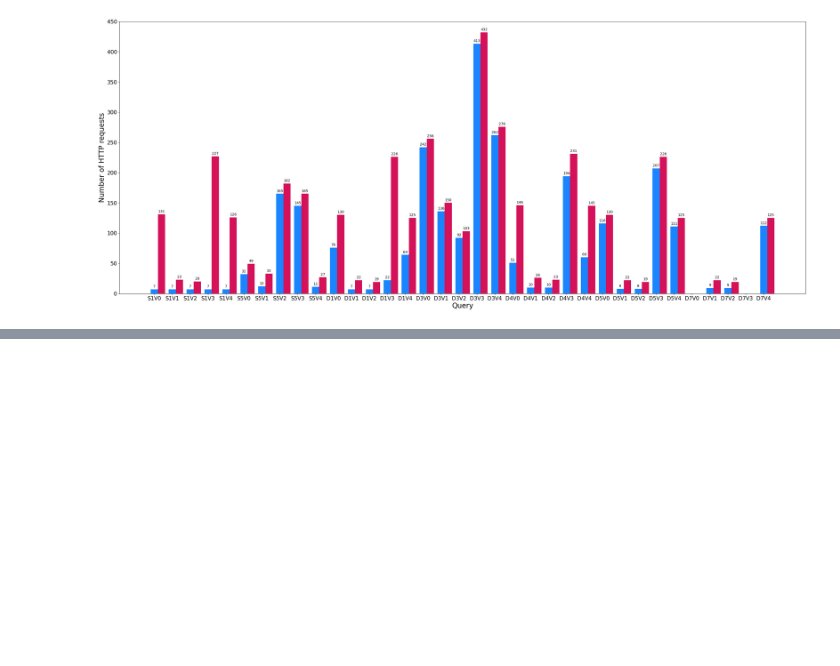
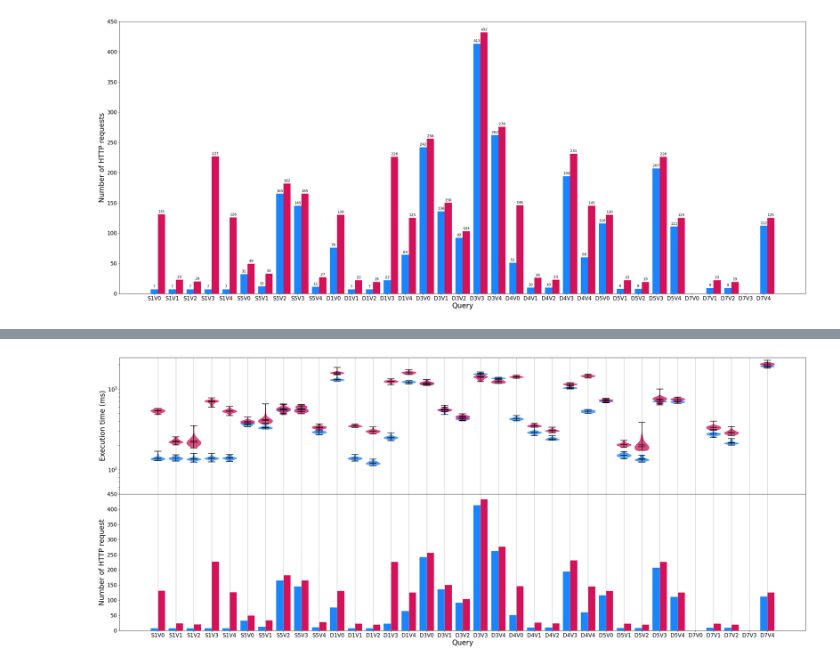
Before and after one commit to constraintAutomaton/amw_shape_index_results, a Jupyter notebook: result/analysis.ipynb, the cells around one changed output, grey strips where cells are left out. Cells and saved outputs as stored; diff of their text form; code cells hidden in the pictures; blank space fills up the shorter version.

Commit message:
new figure

```diff
--- a/result/analysis.ipynb
+++ b/result/analysis.ipynb
@@ -482,7 +482,7 @@ plotOneQueryExecutionTime(queryName, "S5")
 # %% [markdown]
 ### Util
 # %%
-def appendPlotHttpRequest(ax, queryName, indexes):
+def appendPlotHttpRequest(ax, queryName, indexes, labeled=True):
     width = 0.5
     multiplier = 0
 
@@ -491,8 +491,9 @@ def appendPlotHttpRequest(ax, queryName, indexes):
 
     for i, value in enumerate([numberHttpRequestShapeIndex[queryName], numberHttpRequestTypeIndex[queryName]]):
         offset = width * multiplier
-        rects = ax.bar(indexes + offset, value, width, color=colors[i])
-        ax.bar_label(rects, padding=3)
+        rects = ax.bar(indexes + offset - width/2, value, width, color=colors[i])
+        if labeled:
+            ax.bar_label(rects, padding=3)
         multiplier += 1
 # %% [markdown]
 ### Plots
@@ -542,0 +546,76 @@ fig.savefig(pathAllQueriesHttpRequests)
+# %%
+queries = [
+    ["queries/parsed/interactive-short-1.sparql.json", "S1V"],
+    ["queries/parsed/interactive-short-5.sparql.json", "S5V"],
+
+    ["queries/parsed/interactive-discover-1.sparql.json", "D1V"],
+    ["queries/parsed/interactive-discover-3.sparql.json", "D3V"],
+    ["queries/parsed/interactive-discover-4.sparql.json", "D4V"],
+    ["queries/parsed/interactive-discover-5.sparql.json", "D5V"],
+    ["queries/parsed/interactive-discover-7.sparql.json", "D7V"],
+
+    #["queries/parsed/interactive-complex-8.sparql.json", "C8V"],
+]
+# %%
+fig, axs = plt.subplots(2, 1, sharex=True)
+fig.subplots_adjust(hspace=0)
+number = 35
+ratio = 6/15
+fig.set_size_inches(number, number*ratio)
+
+yaxisIndexes = np.arange(50, 2500, 200)
+ratio = 6/15
+number = 35
+axs[0].set_yticks(yaxisIndexes)
+axs[0].set_ylim(bottom=50)
+axs[0].set_yscale('log', base=10)
+
+xticks = [1.25*i for i in range(0,5*len(queries))]
+axs[0].set_xticks(xticks)
+xtickLabel = []
+for _,label in queries:
+    xtickLabel+= ["{}{}".format(label, i) for i in range(0,5)]
+axs[0].set_xticklabels(xtickLabel, fontsize=15)
+axs[0].tick_params(axis='y', labelsize=15)
+
+axs[0].yaxis.set_major_locator(LogLocator(base=10.0,subs=[1, 2, 3, 4, 5, 6, 7, 8, 9], numticks=10))
+axs[0].yaxis.set_minor_formatter(LogFormatter(base=10, labelOnlyBase=False))
+
+axs[0].set_xlabel("Query", fontsize=20)
+axs[0].set_ylabel("Execution time (ms)", fontsize=20)
+axs[0].grid(axis="x")
+
+indexes =  np.linspace(0, 5, 5)
+initialIndex = np.linspace(0, 5, 5)
+for query,_ in queries:
+    appendPlotExecutionTime(axs[0], query, indexes)
+    indexes = np.arange(indexes[-1]+1.25, indexes[-1]+6.25+0.1, 1.25)
+
+
+yaxisIndexes = np.arange(0, 500, 50)
+axs[1].set_yticks(yaxisIndexes)
+axs[1].set_ylim(bottom=0)
+axs[1].grid(axis="x")
+
+xticks = [1.25*i for i in range(0,5*len(queries))]
+axs[1].set_xticks(xticks)
+xtickLabel = []
+for _,label in queriesHttpRequests:
+    xtickLabel+= ["{}{}".format(label, i) for i in range(0,5)]
+axs[1].set_xticklabels(xtickLabel, fontsize=15)
+axs[1].tick_params(axis='y', labelsize=15)
+
+axs[1].set_xlabel("Query", fontsize=20)
+axs[1].set_ylabel("Number of HTTP request", fontsize=20)
+
+indexes =  np.linspace(0, 5, 5)
+initialIndex = np.linspace(0, 5, 5)
+
+for query,_ in queriesHttpRequests:
+    appendPlotHttpRequest(axs[1], query, indexes, False)
+    indexes = np.arange(indexes[-1]+1.25, indexes[-1]+6.25+0.1, 1.25)
+
+pathCombinedPlot = os.path.join(figureFolder,"combined.svg")
+fig.savefig(pathCombinedPlot)
+# %% [output]
+[figure, added]
```
Also changed, not shown: parts of 1 cell of this notebook, 5 other files.
